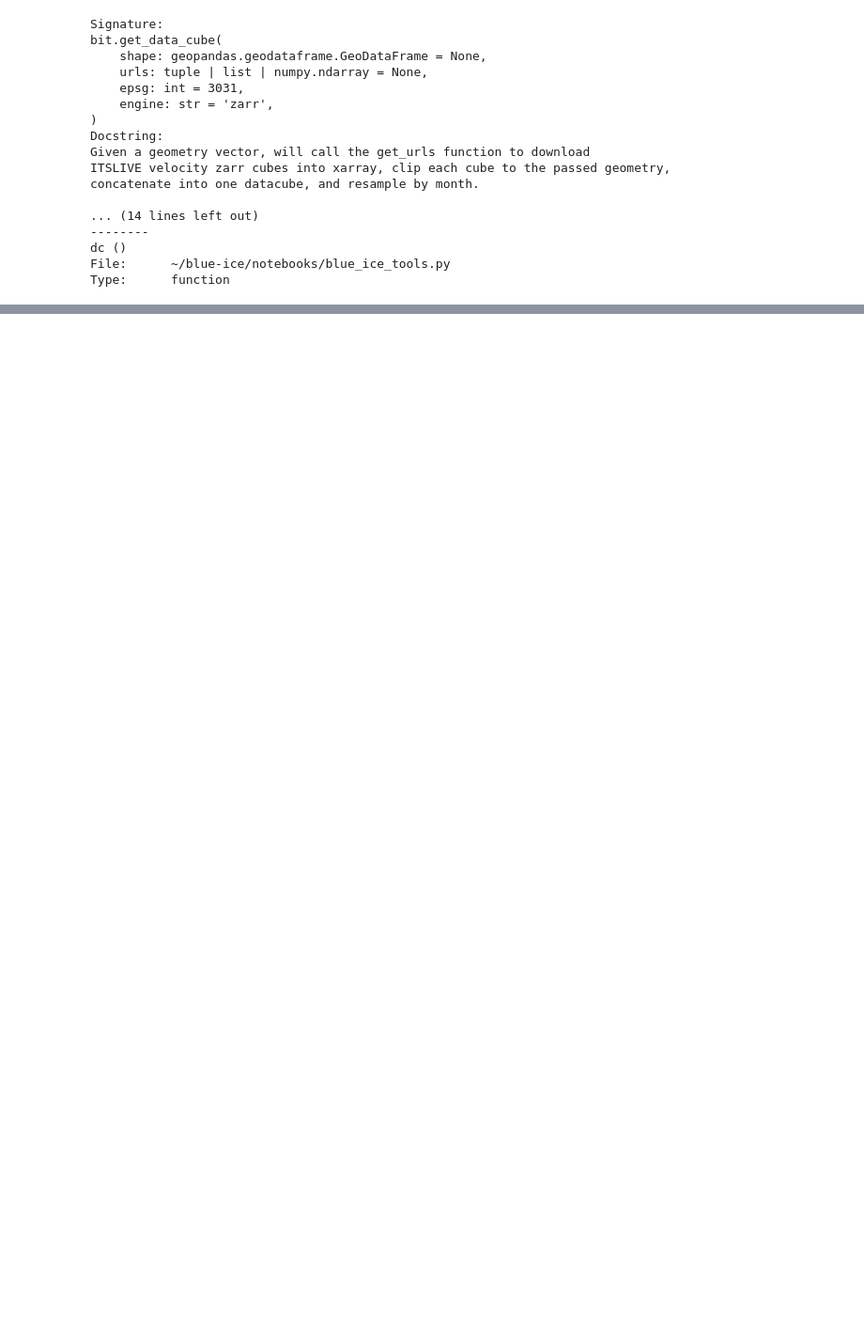
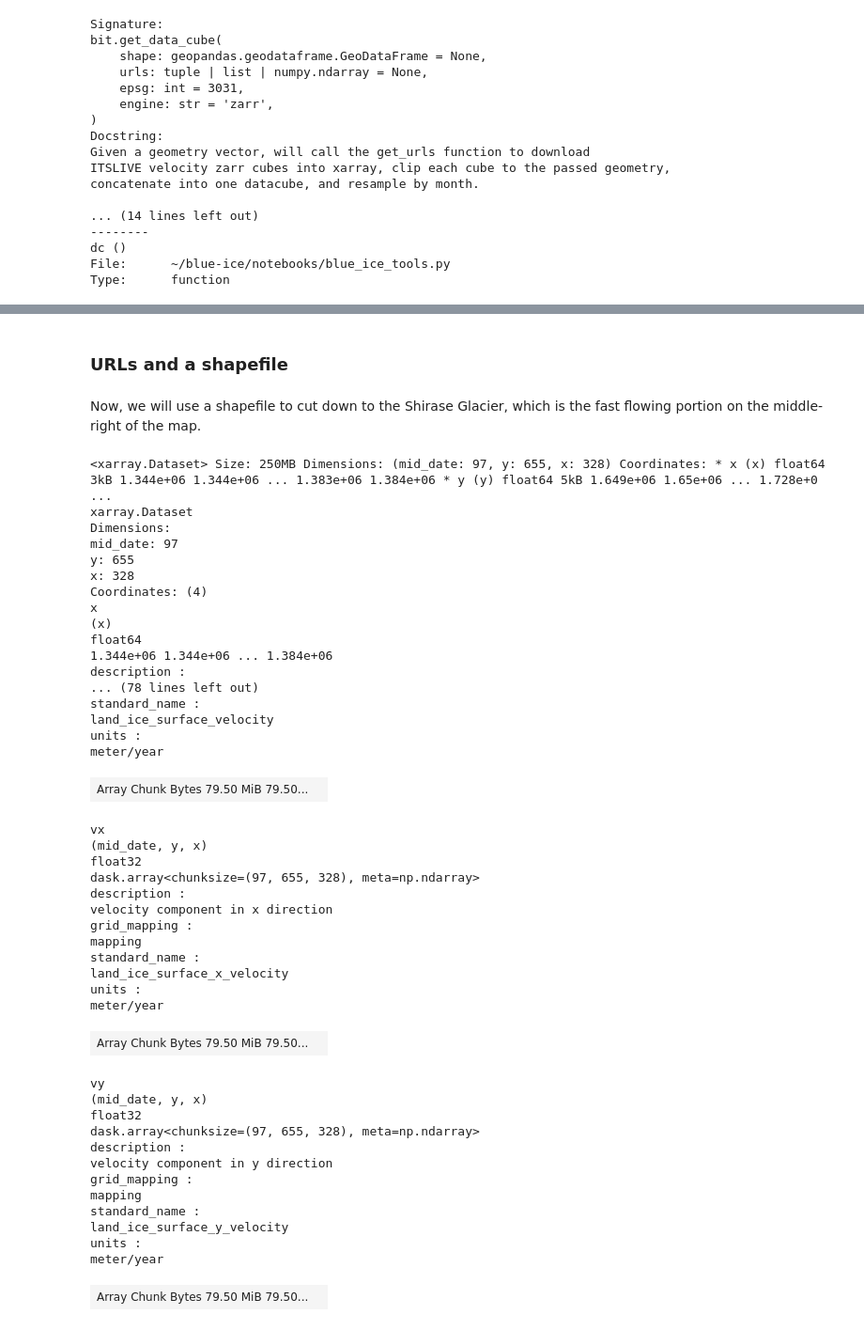
Before and after one commit to jackplogan33/ice-fracture-mechanics, a Jupyter notebook: notebooks/access-itslive-data.ipynb, the cells around one changed output, grey strips where cells are left out. Shown at 94% size. Drawn from its saved outputs; the diff is of its cells as text; code cells hidden in the pictures; blank space fills up the shorter version.

```diff
--- a/notebooks/access-itslive-data.ipynb
+++ b/notebooks/access-itslive-data.ipynb
@@ -241,0 +289,53 @@ plt.show()
+# %% [markdown]
+### URLs and a shapefile
+# %% [markdown]
+Now, we will use a shapefile to cut down to the Shirase Glacier, which is the fast flowing portion on the middle-right of the map.
+# %%
+# Use shirase_outline shapefile and shp_urls to load in clipped ds, plot v
+shp_dc = bit.get_data_cube(shape=shirase_outline, urls=pt_urls)
+shp_dc
+# %% [output]
+<xarray.Dataset> Size: 250MB Dimensions: (mid_date: 97, y: 655, x: 328) Coordinates: * x (x) float64 3kB 1.344e+06 1.344e+06 ... 1.383e+06 1.384e+06 * y (y) float64 5kB 1.649e+06 1.65e+06 ... 1.728e+0 ...
+xarray.Dataset
+Dimensions:
+mid_date: 97
+y: 655
+x: 328
+Coordinates: (4)
+x
+(x)
+float64
+1.344e+06 1.344e+06 ... 1.384e+06
+description :
+... (78 lines left out)
+standard_name :
+land_ice_surface_velocity
+units :
+meter/year
+| Array Chunk Bytes 79.50 MiB 79.50... |  |
+vx
+(mid_date, y, x)
+float32
+dask.array<chunksize=(97, 655, 328), meta=np.ndarray>
+description :
+velocity component in x direction
+grid_mapping :
+mapping
+standard_name :
+land_ice_surface_x_velocity
+units :
+meter/year
+| Array Chunk Bytes 79.50 MiB 79.50... |  |
+vy
+(mid_date, y, x)
+float32
+dask.array<chunksize=(97, 655, 328), meta=np.ndarray>
+description :
+velocity component in y direction
+grid_mapping :
+mapping
+standard_name :
+land_ice_surface_y_velocity
+units :
+meter/year
+| Array Chunk Bytes 79.50 MiB 79.50... |  |
```
Also changed, not shown: parts of 22 cells of this notebook, 1 other file.
